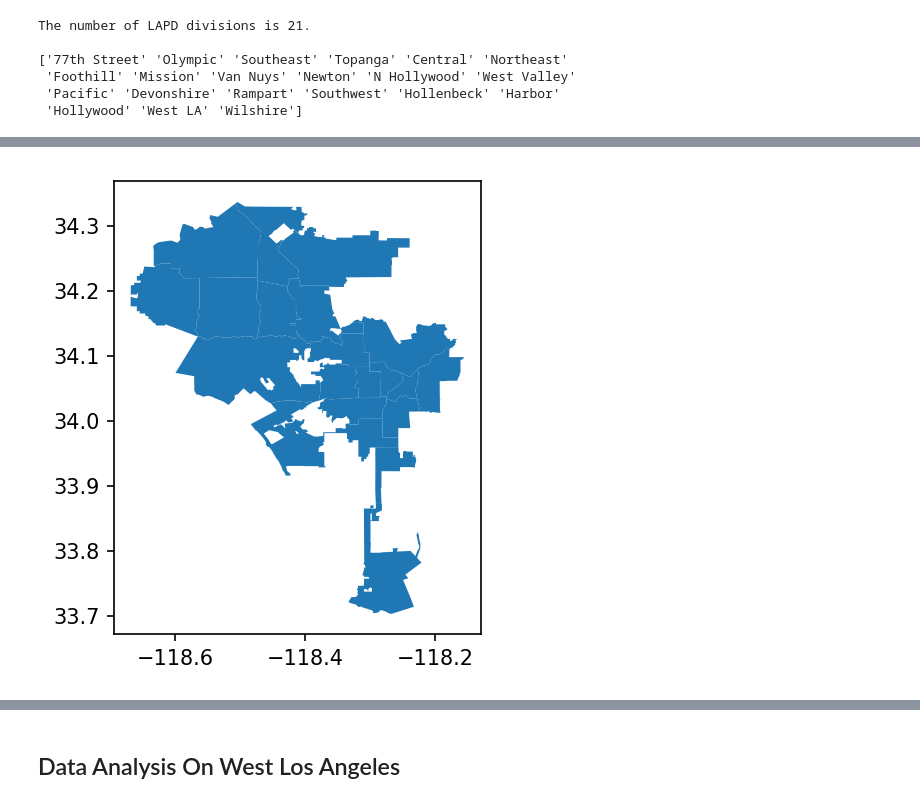
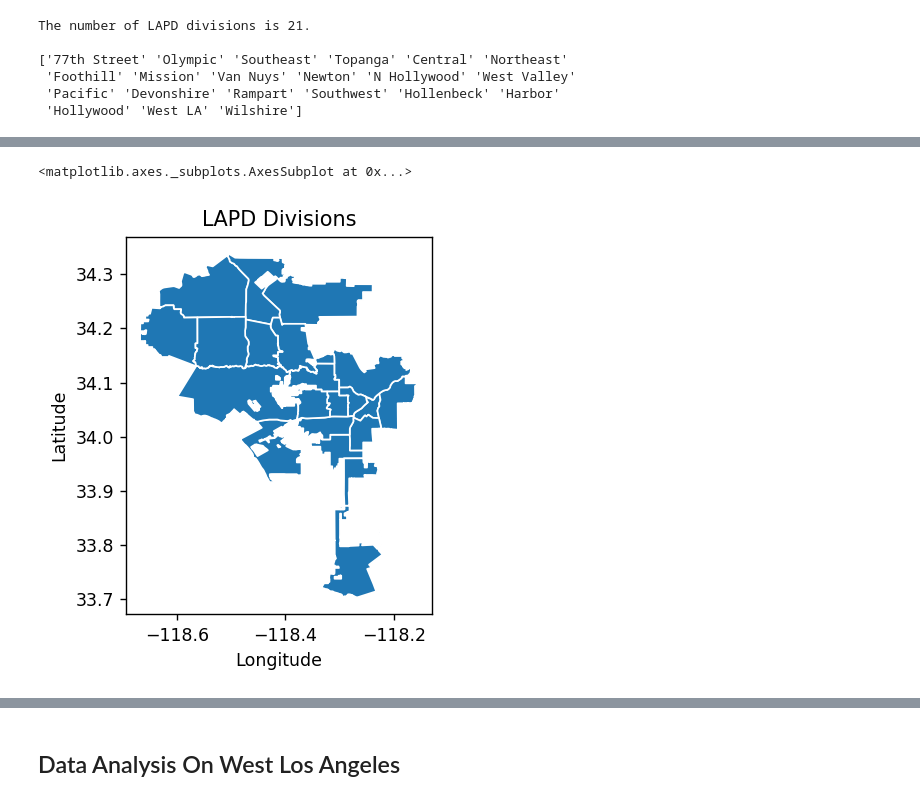
Before and after one commit to jamqd/LA_Crime_Analysis, a Jupyter notebook: lapdcrime.ipynb, the cells around one changed output, grey strips where cells are left out. Drawn from its saved outputs; the diff is of its cells as text; code cells hidden in the pictures.

```diff
--- a/lapdcrime.ipynb
+++ b/lapdcrime.ipynb
@@ -91,6 +129,10 @@ LAPDdiv_df
 # %%
 # plot map of LAPD divisons on longitude and latitude plot
-fig = plt.figure(dpi = 150)
-LAPDdiv_plot = LAPDdiv_df.plot(ax = plt.gca())
+plt.figure(dpi = 125)
+plt.xlabel("Longitude")
+plt.ylabel("Latitude")
+plt.title("LAPD Divisions")
+LAPDdiv_df.plot(ax = plt.gca(), edgecolor="1")
 # %% [output]
+<matplotlib.axes._subplots.AxesSubplot at 0x...>
-[figure, old version]
+[figure, new version]
```
Also changed, not shown: parts of 20 cells of this notebook.
